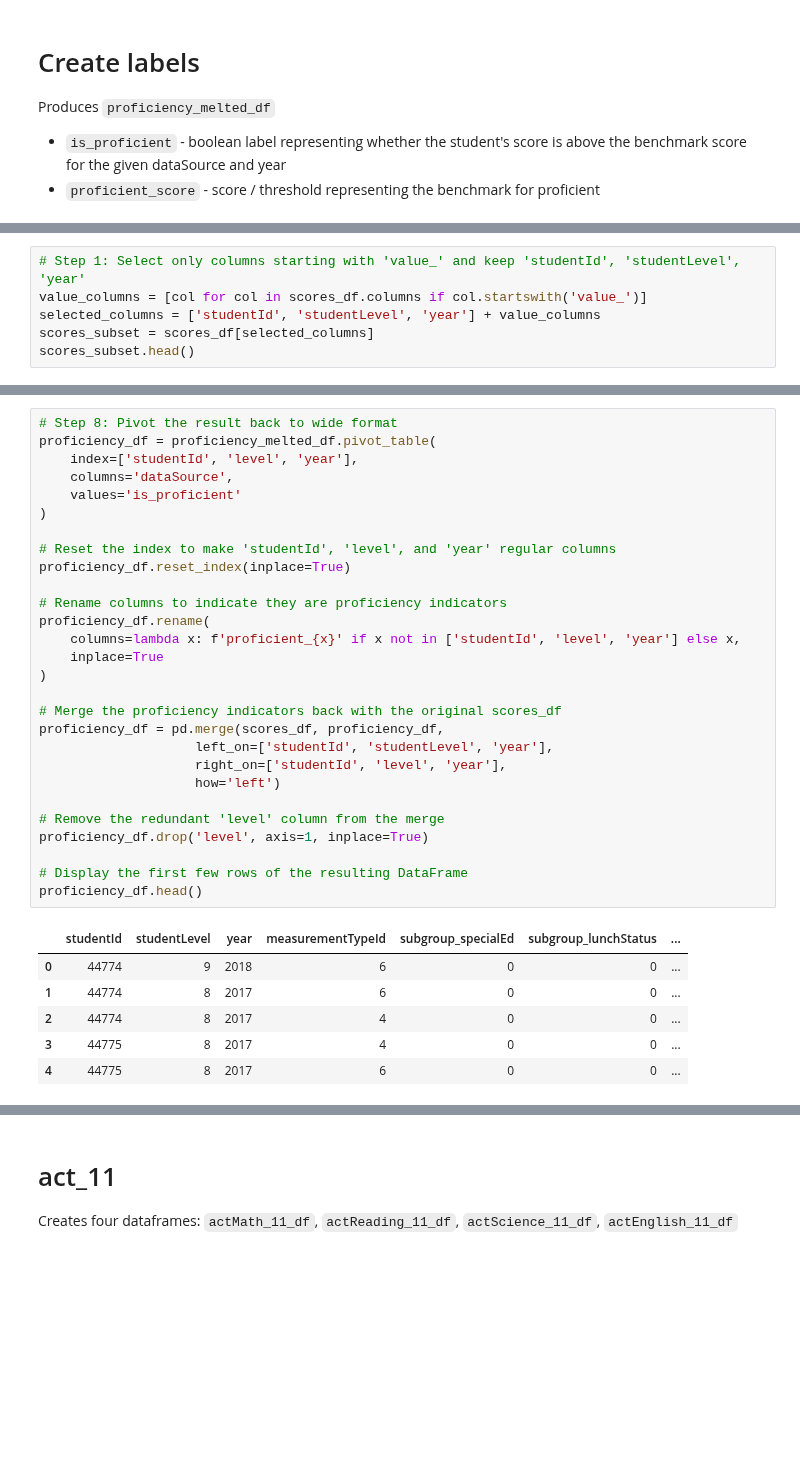
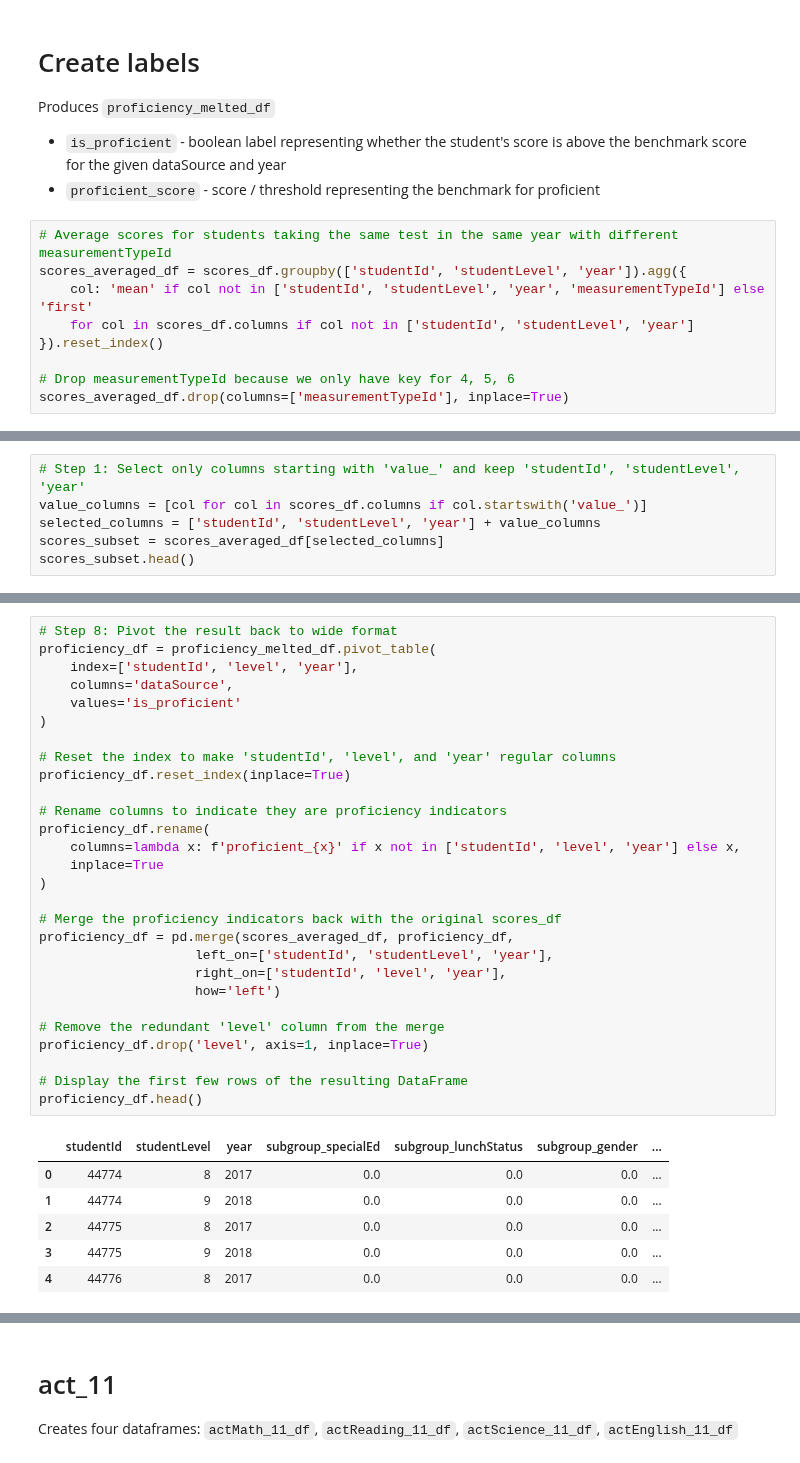
Before and after one commit to level-data-1a/predicting-proficiency, a Jupyter notebook: make_dfs.ipynb, the cells around one changed output, grey strips where cells are left out. Saved outputs shown, nothing was run; the diff lists cells and outputs as text; blank space fills up the shorter version.

```diff
--- a/make_dfs.ipynb
+++ b/make_dfs.ipynb
@@ -164,3 +169,12 @@ Produces `proficiency_melted_df`
 - `is_proficient` - boolean label representing whether the student's score is above the benchmark score for the given dataSource and year
 - `proficient_score` - score / threshold representing the benchmark for proficient
 <!-- - `proficient_diff` - score - threshold representing the benchmark for proficient -->
+# %%
+# Average scores for students taking the same test in the same year with different measurementTypeId
+scores_averaged_df = scores_df.groupby(['studentId', 'studentLevel', 'year']).agg({
+    col: 'mean' if col not in ['studentId', 'studentLevel', 'year', 'measurementTypeId'] else 'first'
+    for col in scores_df.columns if col not in ['studentId', 'studentLevel', 'year']
+}).reset_index()
+
+# Drop measurementTypeId because we only have key for 4, 5, 6
+scores_averaged_df.drop(columns=['measurementTypeId'], inplace=True)
@@ -168,7 +193,7 @@ Produces `proficiency_melted_df`
 # Step 1: Select only columns starting with 'value_' and keep 'studentId', 'studentLevel', 'year'
 value_columns = [col for col in scores_df.columns if col.startswith('value_')]
 selected_columns = ['studentId', 'studentLevel', 'year'] + value_columns
-scores_subset = scores_df[selected_columns]
+scores_subset = scores_averaged_df[selected_columns]
 scores_subset.head()
 # %% [output]
 |  | studentId | studentLevel | year | value_actMathScore | value_actEnglishScore | value_actReadingScore | ... |
@@ -301,38 +326,38 @@ KeyError: 'proficient_diff'
 # %%
 # Step 8: Pivot the result back to wide format
 proficiency_df = proficiency_melted_df.pivot_table(
     index=['studentId', 'level', 'year'],
     columns='dataSource',
     values='is_proficient'
 )
 
 # Reset the index to make 'studentId', 'level', and 'year' regular columns
 proficiency_df.reset_index(inplace=True)
 
 # Rename columns to indicate they are proficiency indicators
 proficiency_df.rename(
     columns=lambda x: f'proficient_{x}' if x not in ['studentId', 'level', 'year'] else x,
     inplace=True
 )
 
 # Merge the proficiency indicators back with the original scores_df
-proficiency_df = pd.merge(scores_df, proficiency_df,
+proficiency_df = pd.merge(scores_averaged_df, proficiency_df,
                     left_on=['studentId', 'studentLevel', 'year'],
                     right_on=['studentId', 'level', 'year'],
                     how='left')
 
 # Remove the redundant 'level' column from the merge
 proficiency_df.drop('level', axis=1, inplace=True)
 
 # Display the first few rows of the resulting DataFrame
 proficiency_df.head()
 # %% [output]
-|  | studentId | studentLevel | year | measurementTypeId | subgroup_specialEd | subgroup_lunchStatus | ... |
-| 0 | 44774 | 9 | 2018 | 6 | 0 | 0 | ... |
-| 1 | 44774 | 8 | 2017 | 6 | 0 | 0 | ... |
-| 2 | 44774 | 8 | 2017 | 4 | 0 | 0 | ... |
-| 3 | 44775 | 8 | 2017 | 4 | 0 | 0 | ... |
-| 4 | 44775 | 8 | 2017 | 6 | 0 | 0 | ... |
+|  | studentId | studentLevel | year | subgroup_specialEd | subgroup_lunchStatus | subgroup_gender | ... |
+| 0 | 44774 | 8 | 2017 | 0.0 | 0.0 | 0.0 | ... |
+| 1 | 44774 | 9 | 2018 | 0.0 | 0.0 | 0.0 | ... |
+| 2 | 44775 | 8 | 2017 | 0.0 | 0.0 | 0.0 | ... |
+| 3 | 44775 | 9 | 2018 | 0.0 | 0.0 | 0.0 | ... |
+| 4 | 44776 | 8 | 2017 | 0.0 | 0.0 | 0.0 | ... |
 # %%
 proficiency_melted_df['dataSource'].value_counts()
 # %% [output]
```
Also changed, not shown: parts of 32 cells of this notebook, 7 other files.
